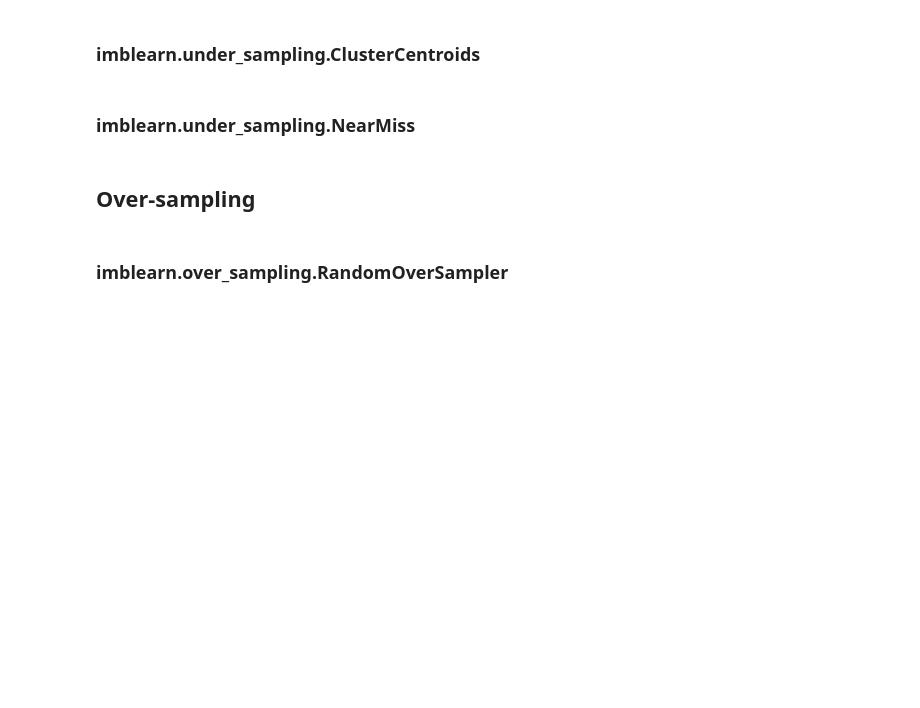
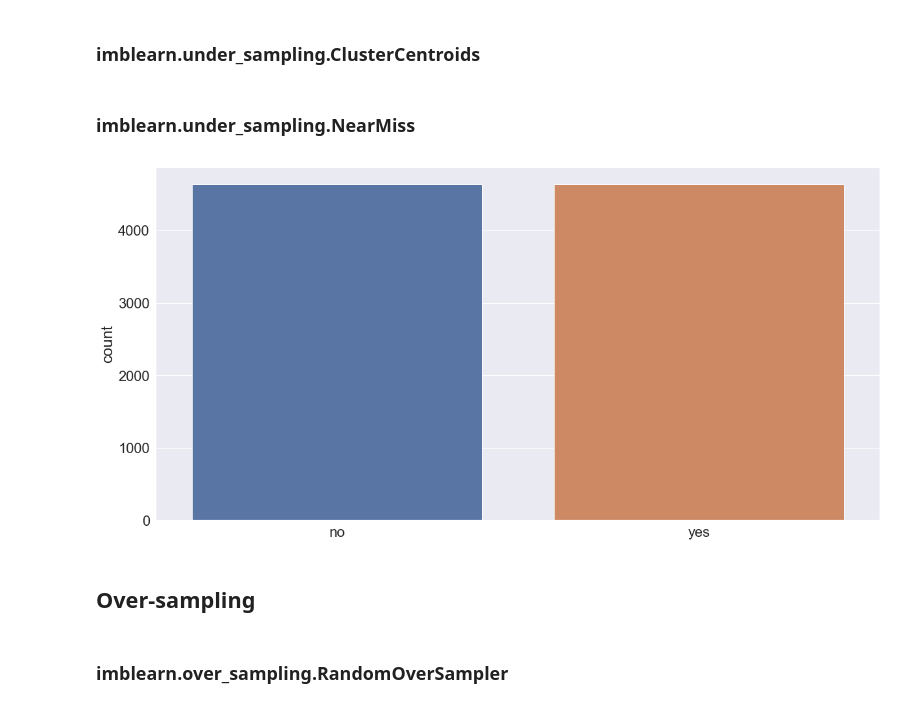
Before and after one commit to IooHooI/DATA_PREPARATION, a Jupyter notebook: notebooks/FEATURE_PROCESSING.ipynb, the cells around one changed output. Saved outputs shown, nothing was run; the diff lists cells and outputs as text; code cells hidden in the pictures; blank space fills up the shorter version.

```diff
--- a/notebooks/FEATURE_PROCESSING.ipynb
+++ b/notebooks/FEATURE_PROCESSING.ipynb
@@ -964,3 +995,9 @@ array([['telephone', 'mon', 'no', ..., 'married', 'unknown',
+# %%
+plt.figure(figsize=(20, 10))
+sns.countplot(x=y_resampled)
+plt.show()
+# %% [output]
+[figure, added]
 # %% [markdown]
 ## Over-sampling
 # %% [markdown]
```
Also changed, not shown: parts of 19 cells of this notebook.
